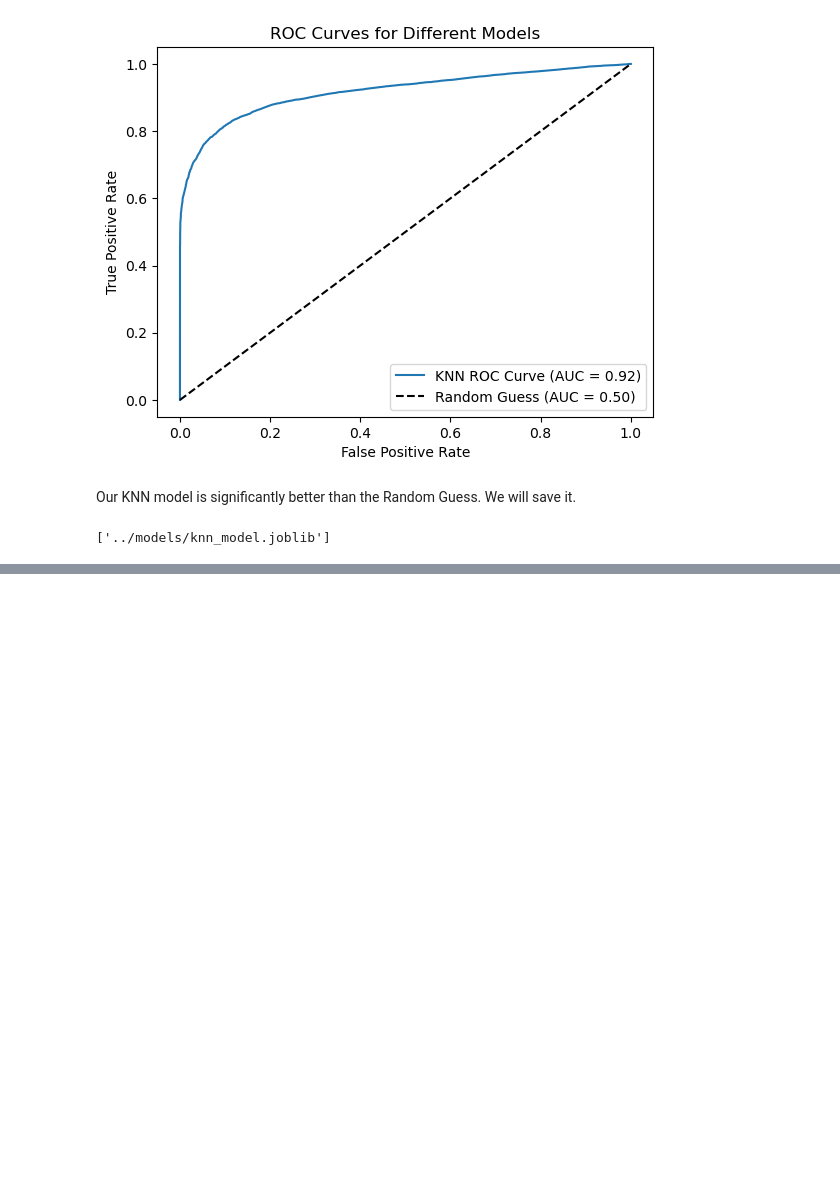
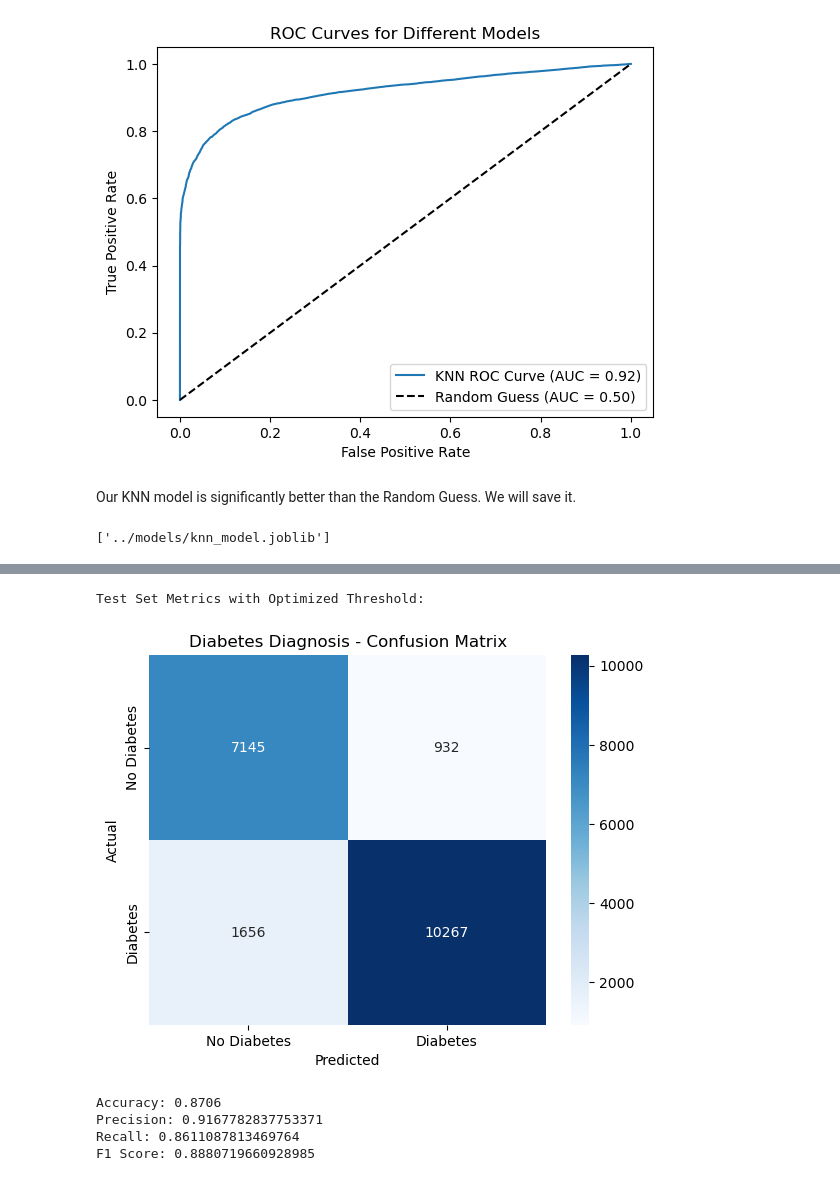
Before and after one commit to Sebastijan-Dominis/diabetes-insight, a Jupyter notebook: training/knn.ipynb, the cells around one changed output, grey strips where cells are left out. Saved outputs shown, nothing was run; the diff lists cells and outputs as text; code cells hidden in the pictures; blank space fills up the shorter version.

```diff
--- a/training/knn.ipynb
+++ b/training/knn.ipynb
@@ -285,0 +348,10 @@ joblib.dump(knn_final, "../models/knn_model.joblib")
+# %%
+preds = y_test_pred_proba[:, 1] >= thresh
+evaluate_metrics(y_test, preds, "Test Set Metrics with Optimized Threshold:")
+# %% [output]
+Test Set Metrics with Optimized Threshold:
+[figure, added]
+Accuracy: 0.8706
+Precision: 0.9167782837753371
+Recall: 0.8611087813469764
+F1 Score: 0.8880719660928985
```
Also changed, not shown: parts of 10 cells of this notebook, 1 other file.
